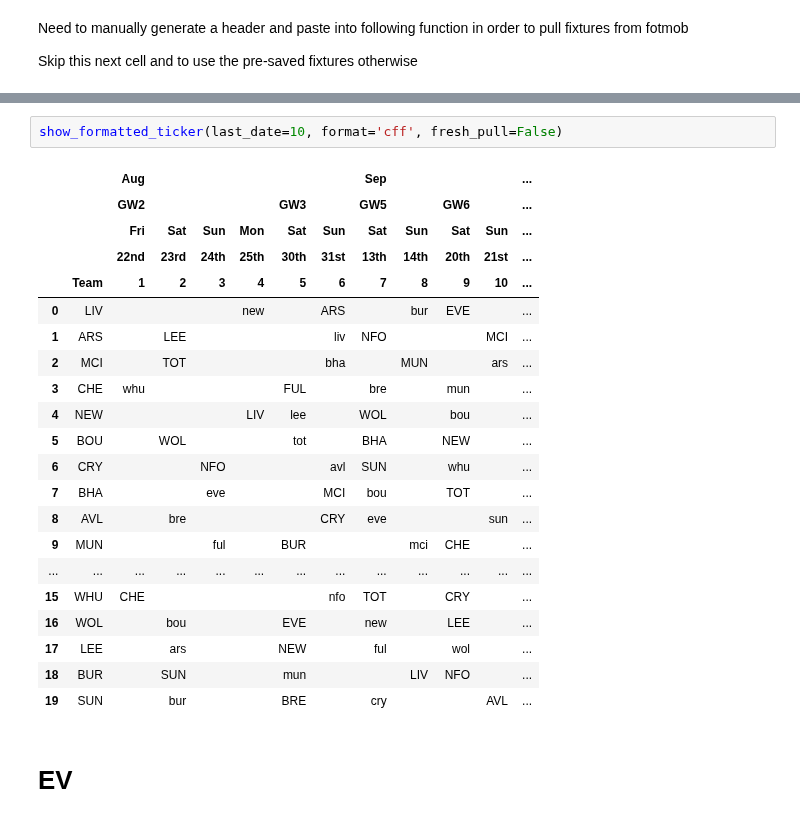
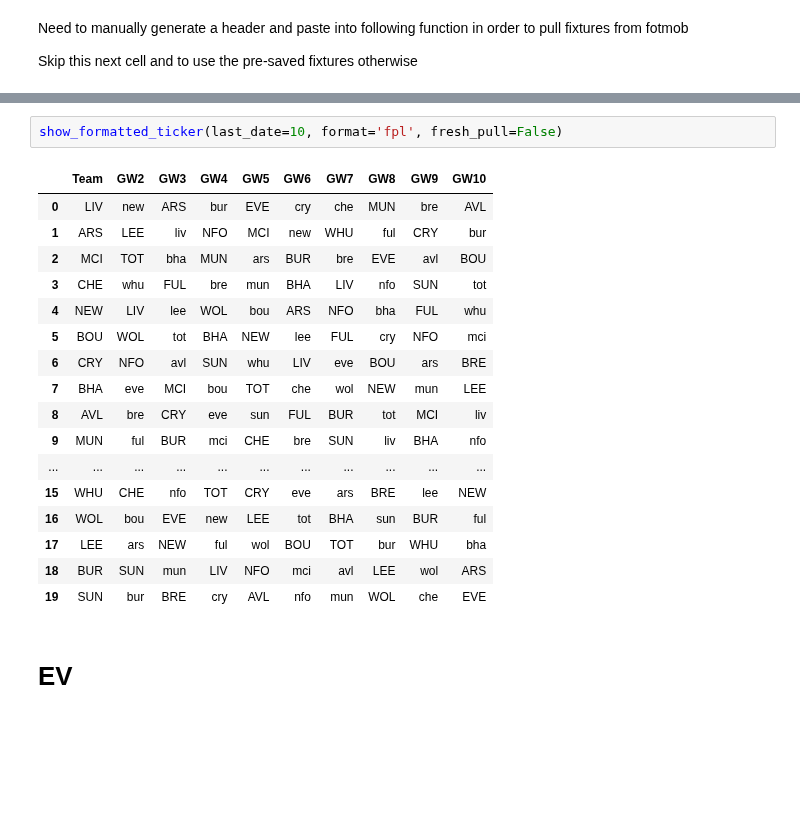
Before and after one commit to SamTroy/multi_ff_opt, a Jupyter notebook: run/run.ipynb, the cells around one changed output, grey strips where cells are left out. Cells and saved outputs as stored; diff of their text form; blank space fills up the shorter version.

```diff
--- a/run/run.ipynb
+++ b/run/run.ipynb
@@ -400,27 +400,23 @@ fixture_df saved
 # %%
-show_formatted_ticker(last_date=10, format='cff', fresh_pull=False)
+show_formatted_ticker(last_date=10, format='fpl', fresh_pull=False)
 # %% [output]
-|  |  | Aug |  |  |  |  |  | Sep |  |  |  | ... |
-|  |  | GW2 |  |  |  | GW3 |  | GW5 |  | GW6 |  | ... |
-|  |  | Fri | Sat | Sun | Mon | Sat | Sun | Sat | Sun | Sat | Sun | ... |
-|  |  | 22nd | 23rd | 24th | 25th | 30th | 31st | 13th | 14th | 20th | 21st | ... |
-|  | Team | 1 | 2 | 3 | 4 | 5 | 6 | 7 | 8 | 9 | 10 | ... |
-| 0 | LIV |  |  |  | new |  | ARS |  | bur | EVE |  | ... |
-| 1 | ARS |  | LEE |  |  |  | liv | NFO |  |  | MCI | ... |
-| 2 | MCI |  | TOT |  |  |  | bha |  | MUN |  | ars | ... |
-| 3 | CHE | whu |  |  |  | FUL |  | bre |  | mun |  | ... |
-| 4 | NEW |  |  |  | LIV | lee |  | WOL |  | bou |  | ... |
-| 5 | BOU |  | WOL |  |  | tot |  | BHA |  | NEW |  | ... |
-| 6 | CRY |  |  | NFO |  |  | avl | SUN |  | whu |  | ... |
-| 7 | BHA |  |  | eve |  |  | MCI | bou |  | TOT |  | ... |
-| 8 | AVL |  | bre |  |  |  | CRY | eve |  |  | sun | ... |
-| 9 | MUN |  |  | ful |  | BUR |  |  | mci | CHE |  | ... |
-| ... | ... | ... | ... | ... | ... | ... | ... | ... | ... | ... | ... | ... |
-| 15 | WHU | CHE |  |  |  |  | nfo | TOT |  | CRY |  | ... |
-| 16 | WOL |  | bou |  |  | EVE |  | new |  | LEE |  | ... |
-| 17 | LEE |  | ars |  |  | NEW |  | ful |  | wol |  | ... |
-| 18 | BUR |  | SUN |  |  | mun |  |  | LIV | NFO |  | ... |
-| 19 | SUN |  | bur |  |  | BRE |  | cry |  |  | AVL | ... |
+|  | Team | GW2 | GW3 | GW4 | GW5 | GW6 | GW7 | GW8 | GW9 | GW10 |
+| 0 | LIV | new | ARS | bur | EVE | cry | che | MUN | bre | AVL |
+| 1 | ARS | LEE | liv | NFO | MCI | new | WHU | ful | CRY | bur |
+| 2 | MCI | TOT | bha | MUN | ars | BUR | bre | EVE | avl | BOU |
+| 3 | CHE | whu | FUL | bre | mun | BHA | LIV | nfo | SUN | tot |
+| 4 | NEW | LIV | lee | WOL | bou | ARS | NFO | bha | FUL | whu |
+| 5 | BOU | WOL | tot | BHA | NEW | lee | FUL | cry | NFO | mci |
+| 6 | CRY | NFO | avl | SUN | whu | LIV | eve | BOU | ars | BRE |
+| 7 | BHA | eve | MCI | bou | TOT | che | wol | NEW | mun | LEE |
+| 8 | AVL | bre | CRY | eve | sun | FUL | BUR | tot | MCI | liv |
+| 9 | MUN | ful | BUR | mci | CHE | bre | SUN | liv | BHA | nfo |
+| ... | ... | ... | ... | ... | ... | ... | ... | ... | ... | ... |
+| 15 | WHU | CHE | nfo | TOT | CRY | eve | ars | BRE | lee | NEW |
+| 16 | WOL | bou | EVE | new | LEE | tot | BHA | sun | BUR | ful |
+| 17 | LEE | ars | NEW | ful | wol | BOU | TOT | bur | WHU | bha |
+| 18 | BUR | SUN | mun | LIV | NFO | mci | avl | LEE | wol | ARS |
+| 19 | SUN | bur | BRE | cry | AVL | nfo | mun | WOL | che | EVE |
 # %% [markdown]
 # EV
 # %%
```
Also changed, not shown: parts of 3 cells of this notebook.
